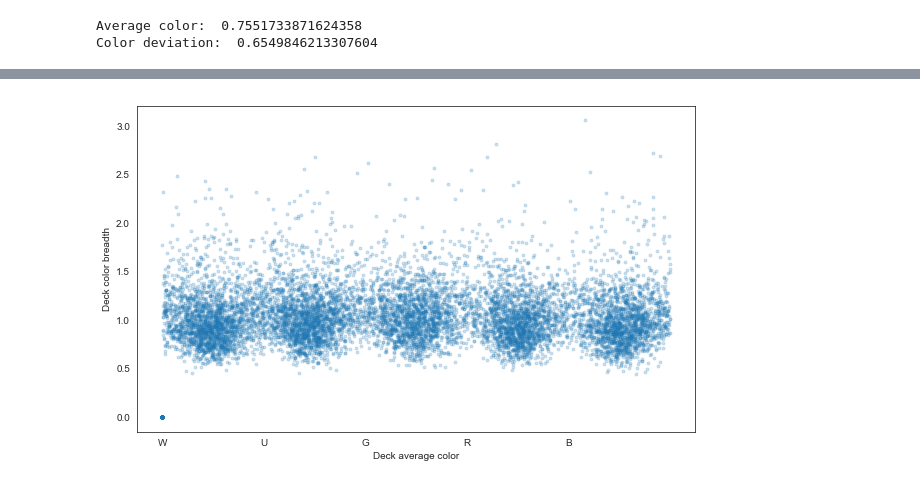
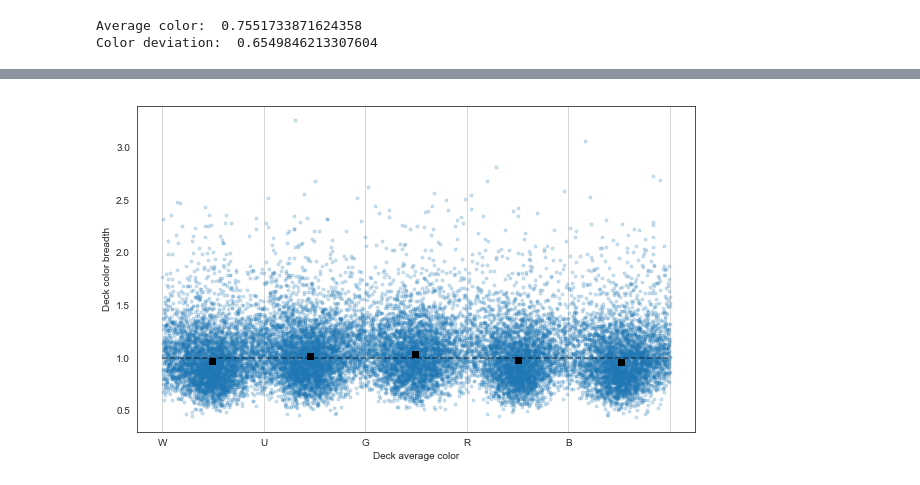
Before and after one commit to khakhalin/MTG, a Jupyter notebook: Arseny/guilds.ipynb, the cells around one changed output, grey strips where cells are left out. Drawn from its saved outputs; the diff is of its cells as text; code cells hidden in the pictures.

```diff
--- a/Arseny/guilds.ipynb
+++ b/Arseny/guilds.ipynb
@@ -152,6 +152,9 @@ print('Expected time for full analysis: ', np.floor(len(draftData[player])/100/6
 Expected time for full analysis:  14.0  min.
 # %% [markdown]
 Main loop (may be very slow!)
+# %%
+maxDeckNumber = 20000
+# maxDeckNumber = len(draftData)
 # %%
 draftCount = 0
 player = 'human' # normally should be 'human', but can also be bot1 or another bot
@@ -159,7 +162,7 @@ deckColorM = [0]*len(draftData[player])
 deckColorV = [0]*len(draftData[player])
 
 ticTime = time.time()
-for pile in draftData[player][0:10000]:
+for pile in draftData[player][0:maxDeckNumber]:
     pile = fixName(pile)
     pile = pile.lower()
     pile = pile.split(',')
@@ -199,10 +223,18 @@ plt.xticks(np.arange(6), ('W','U','G','R','B'));
 # %%
 #%matplotlib inline
 fig = plt.gcf()
 fig.set_size_inches(10,6)
-plt.plot(deckColorM,deckColorV,'.',alpha=0.2)
+plt.plot(deckColorM[0:maxDeckNumber],deckColorV[0:maxDeckNumber],'.',alpha=0.2)
+plt.plot([0,5], [1,1], 'k--', alpha=0.5)
+plt.grid(axis='x')
 plt.xlabel('Deck average color')
 plt.ylabel('Deck color breadth')
 plt.xticks(np.arange(6), ('W','U','G','R','B'));
+
+dcm = np.array(deckColorM[0:maxDeckNumber])
+dcv = np.array(deckColorV[0:maxDeckNumber])
+for i in range(0,5):
+    plt.plot(np.median(dcm[np.logical_and(dcm<i+1,dcm>i)]),
+             np.median(dcv[np.logical_and(dcm<i+1,dcm>i)]), 'ks')
 # %% [output]
-[figure, old version]
+[figure, new version]
```
Also changed, not shown: parts of 5 cells of this notebook, 2 other files.
